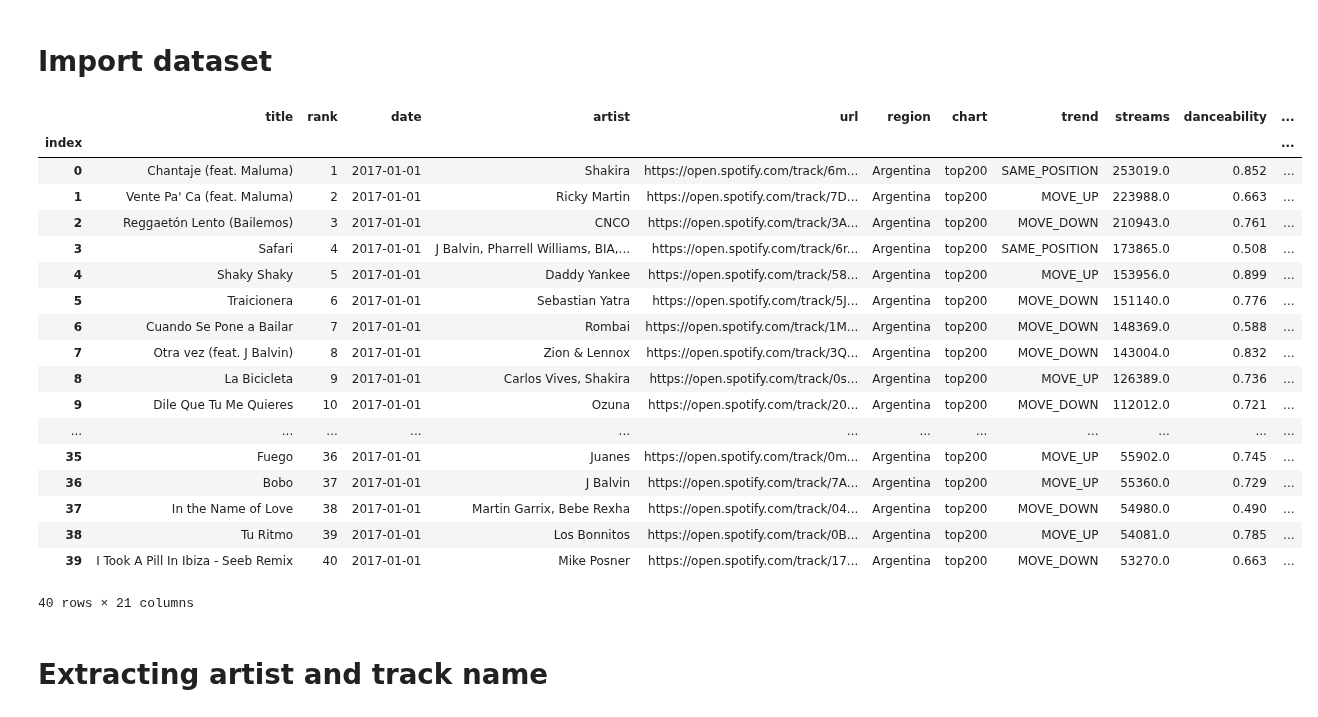
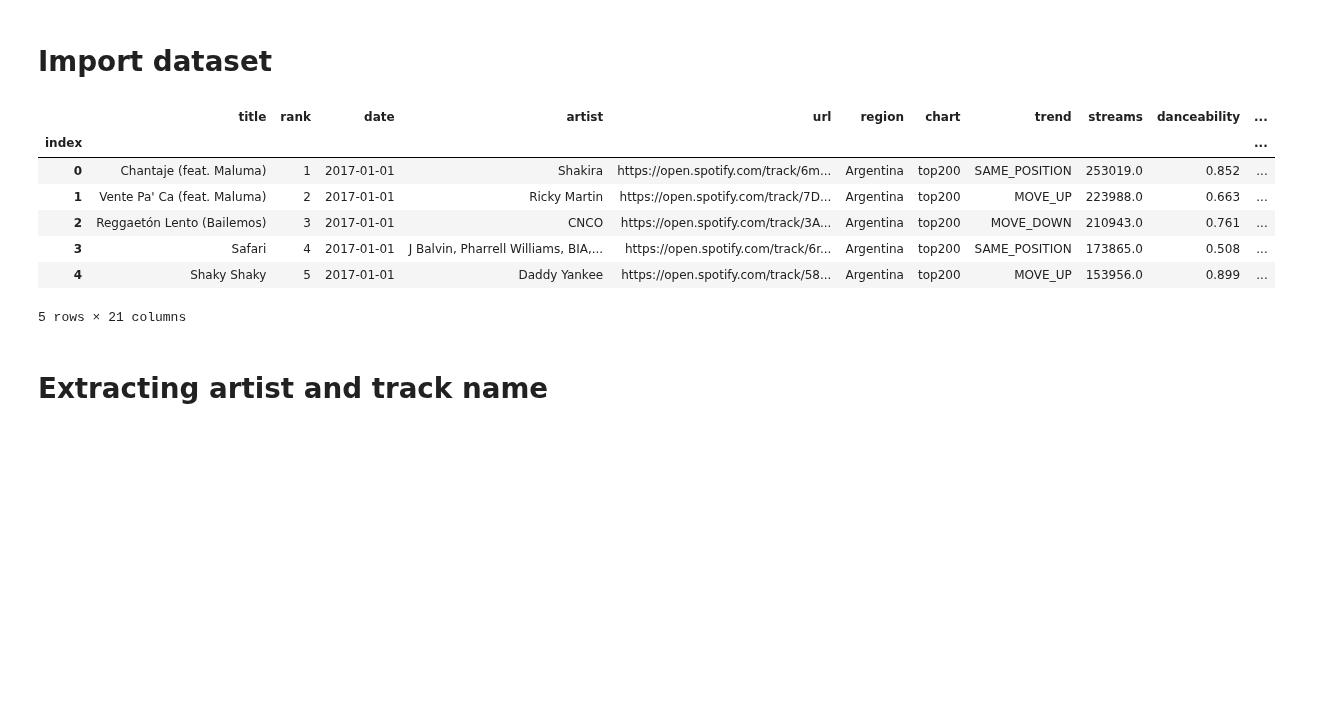
Before and after one commit to HolmQ84/DataScience-ExamProject, a Jupyter notebook: DataScience-SongManagement/JupyterNotebook/Web Scraper for collaborator(P).ipynb, the cells around one changed output. Drawn from its saved outputs; the diff is of its cells as text; code cells hidden in the pictures; blank space fills up the shorter version.

```diff
--- a/DataScience-SongManagement/JupyterNotebook/Web Scraper for collaborator(P).ipynb
+++ b/DataScience-SongManagement/JupyterNotebook/Web Scraper for collaborator(P).ipynb
@@ -142,27 +128,16 @@ new_data
 # %%
 data = pd.read_csv('../data/music-subset.csv', index_col=0)
 # %%
-data.head(40)
+data.head()
 # %% [output]
 |  | title | rank | date | artist | url | region | chart | trend | streams | danceability | ... |
 | index |  |  |  |  |  |  |  |  |  |  | ... |
 | 0 | Chantaje (feat. Maluma) | 1 | 2017-01-01 | Shakira | https://open.spotify.com/track/6m... | Argentina | top200 | SAME_POSITION | 253019.0 | 0.852 | ... |
 | 1 | Vente Pa' Ca (feat. Maluma) | 2 | 2017-01-01 | Ricky Martin | https://open.spotify.com/track/7D... | Argentina | top200 | MOVE_UP | 223988.0 | 0.663 | ... |
 | 2 | Reggaetón Lento (Bailemos) | 3 | 2017-01-01 | CNCO | https://open.spotify.com/track/3A... | Argentina | top200 | MOVE_DOWN | 210943.0 | 0.761 | ... |
 | 3 | Safari | 4 | 2017-01-01 | J Balvin, Pharrell Williams, BIA,... | https://open.spotify.com/track/6r... | Argentina | top200 | SAME_POSITION | 173865.0 | 0.508 | ... |
 | 4 | Shaky Shaky | 5 | 2017-01-01 | Daddy Yankee | https://open.spotify.com/track/58... | Argentina | top200 | MOVE_UP | 153956.0 | 0.899 | ... |
-| 5 | Traicionera | 6 | 2017-01-01 | Sebastian Yatra | https://open.spotify.com/track/5J... | Argentina | top200 | MOVE_DOWN | 151140.0 | 0.776 | ... |
-| 6 | Cuando Se Pone a Bailar | 7 | 2017-01-01 | Rombai | https://open.spotify.com/track/1M... | Argentina | top200 | MOVE_DOWN | 148369.0 | 0.588 | ... |
-| 7 | Otra vez (feat. J Balvin) | 8 | 2017-01-01 | Zion & Lennox | https://open.spotify.com/track/3Q... | Argentina | top200 | MOVE_DOWN | 143004.0 | 0.832 | ... |
-| 8 | La Bicicleta | 9 | 2017-01-01 | Carlos Vives, Shakira | https://open.spotify.com/track/0s... | Argentina | top200 | MOVE_UP | 126389.0 | 0.736 | ... |
-| 9 | Dile Que Tu Me Quieres | 10 | 2017-01-01 | Ozuna | https://open.spotify.com/track/20... | Argentina | top200 | MOVE_DOWN | 112012.0 | 0.721 | ... |
-| ... | ... | ... | ... | ... | ... | ... | ... | ... | ... | ... | ... |
-| 35 | Fuego | 36 | 2017-01-01 | Juanes | https://open.spotify.com/track/0m... | Argentina | top200 | MOVE_UP | 55902.0 | 0.745 | ... |
-| 36 | Bobo | 37 | 2017-01-01 | J Balvin | https://open.spotify.com/track/7A... | Argentina | top200 | MOVE_UP | 55360.0 | 0.729 | ... |
-| 37 | In the Name of Love | 38 | 2017-01-01 | Martin Garrix, Bebe Rexha | https://open.spotify.com/track/04... | Argentina | top200 | MOVE_DOWN | 54980.0 | 0.490 | ... |
-| 38 | Tu Ritmo | 39 | 2017-01-01 | Los Bonnitos | https://open.spotify.com/track/0B... | Argentina | top200 | MOVE_UP | 54081.0 | 0.785 | ... |
-| 39 | I Took A Pill In Ibiza - Seeb Remix | 40 | 2017-01-01 | Mike Posner | https://open.spotify.com/track/17... | Argentina | top200 | MOVE_DOWN | 53270.0 | 0.663 | ... |
-40 rows × 21 columns
+5 rows × 21 columns
 # %% [markdown]
 # Extracting artist and track name
 # %%
```
Also changed, not shown: parts of 3 cells of this notebook, 4 other files.
